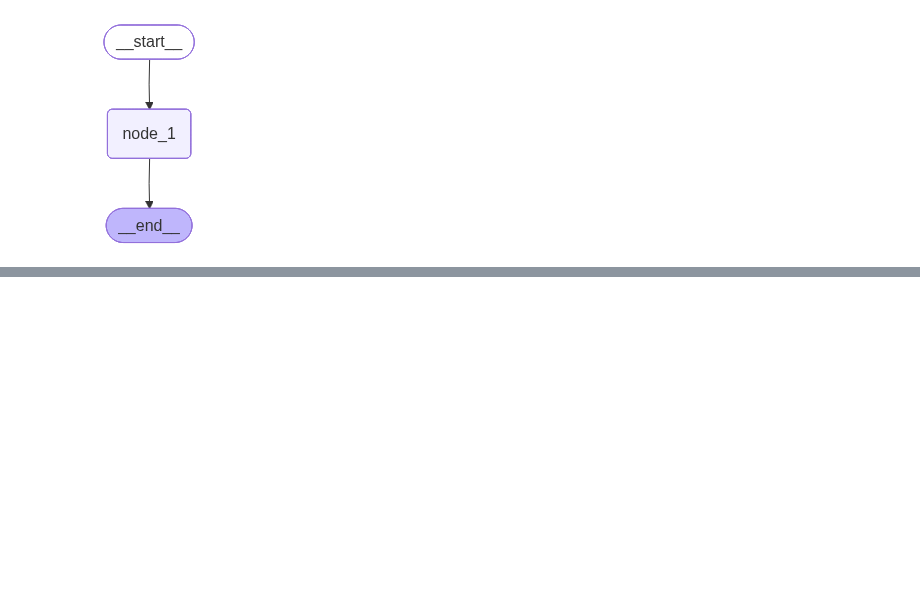
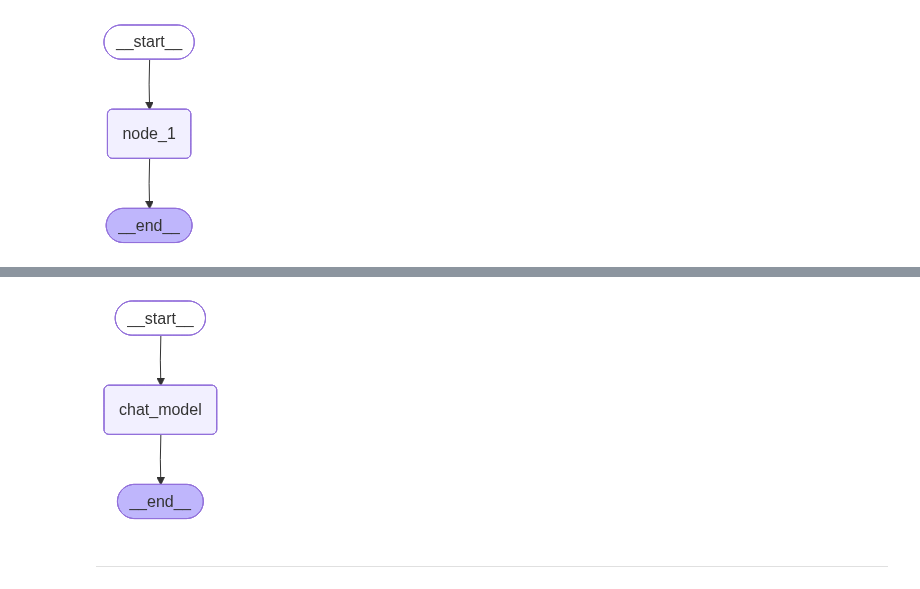
Before and after one commit to minimartzz/learning, a Jupyter notebook: agents/langgraph/02_state_and_memory.ipynb, the cells around one changed output, grey strips where cells are left out. Cells and saved outputs as stored; diff of their text form; code cells hidden in the pictures; blank space fills up the shorter version.

```diff
--- a/agents/langgraph/02_state_and_memory.ipynb
+++ b/agents/langgraph/02_state_and_memory.ipynb
@@ -97,0 +316,21 @@ graph.invoke({"foo": 1})
+# %%
+messages = [AIMessage("Hi.", name="Bot", id="1")]
+messages.append(HumanMessage("Hi.", name="Martin", id="2"))
+messages.append(
+    AIMessage(
+        "So you said you were researching ocean mammals?",
+        name="Bot",
+        id="3"
+    )
+)
+messages.append(
+    HumanMessage(
+        "Yes, I know about whales. But what others should I learn about?",
+        name="Martin",
+        id="4"
+    )
+)
+
+output = graph.invoke({'messages': messages})
+for m in output['messages']:
+    m.pretty_print()
@@ -97,0 +355,28 @@ graph.invoke({"foo": 1})
+# %%
+# Trimming - Shorten messages
+def chat_model_node(state: MessagesState):
+    messages = trim_messages(
+        state['messages'],
+        max_tokens=100,
+        strategy='last',
+        token_counter=ChatGroq(
+            model="llama-3.1-8b-instant",
+            api_key=os.getenv("GROQ_API_KEY", "")
+        ),
+        allow_partial=True
+    )
+    return {"messages": [llm.invoke(messages)]}
+
+# Build graph
+builder = StateGraph(MessagesState)
+builder.add_node("chat_model", chat_model_node)
+builder.add_edge(START, "chat_model")
+builder.add_edge("chat_model", END)
+graph = builder.compile()
+
+# View
+display(Image(graph.get_graph().draw_mermaid_png()))
+# %% [output]
+[figure, added]
+# %% [markdown]
+---
```
Also changed, not shown: parts of 48 cells of this notebook, 3 other files.
